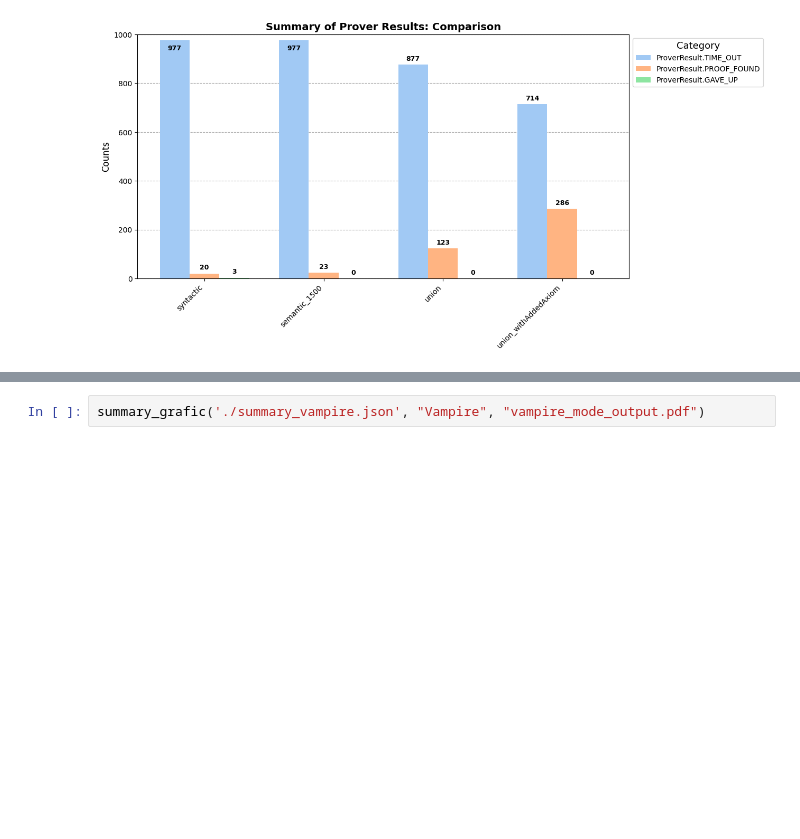
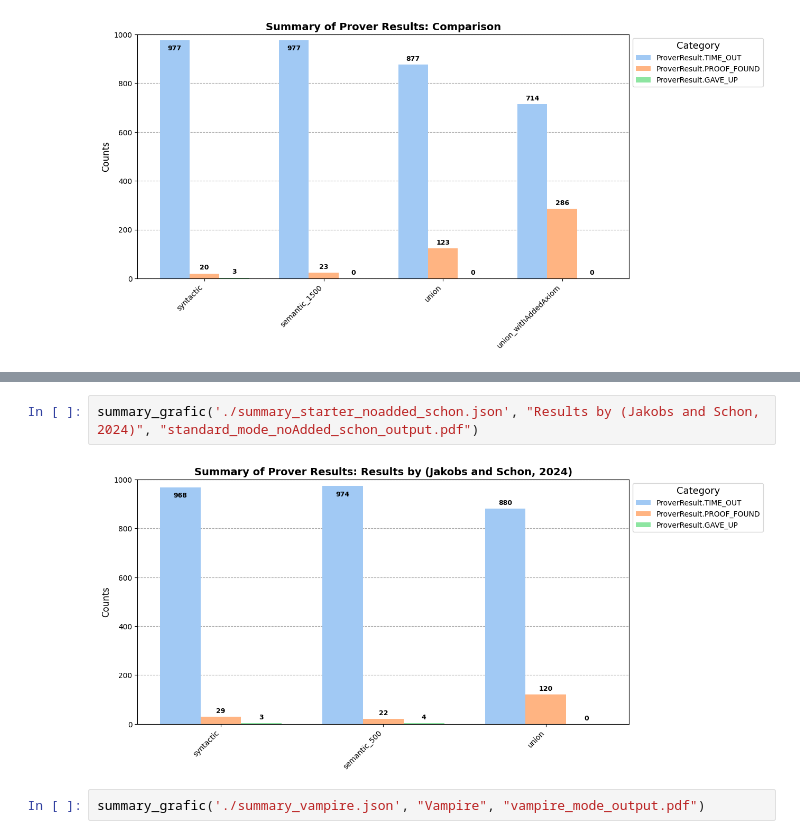
Before and after one commit to BigTeddyRush/further-work-of-seven, a Jupyter notebook: results_thesis/sum_evaluation.ipynb, the cells around one changed output, grey strips where cells are left out. Cells and saved outputs as stored; diff of their text form; blank space fills up the shorter version.

```diff
--- a/results_thesis/sum_evaluation.ipynb
+++ b/results_thesis/sum_evaluation.ipynb
@@ -116,3 +116,7 @@ summary_grafic('./summary_starter_noadded.json', "Reeingineering of prior work",
+# %%
+summary_grafic('./summary_starter_noadded_schon.json', "Results by (Jakobs and Schon, 2024)", "standard_mode_noAdded_schon_output.pdf")
+# %% [output]
+[figure, added]
 # %%
 summary_grafic('./summary_vampire.json', "Vampire", "vampire_mode_output.pdf")
 # %% [output]
```
Also changed, not shown: parts of 4 cells of this notebook, 7 other files.
